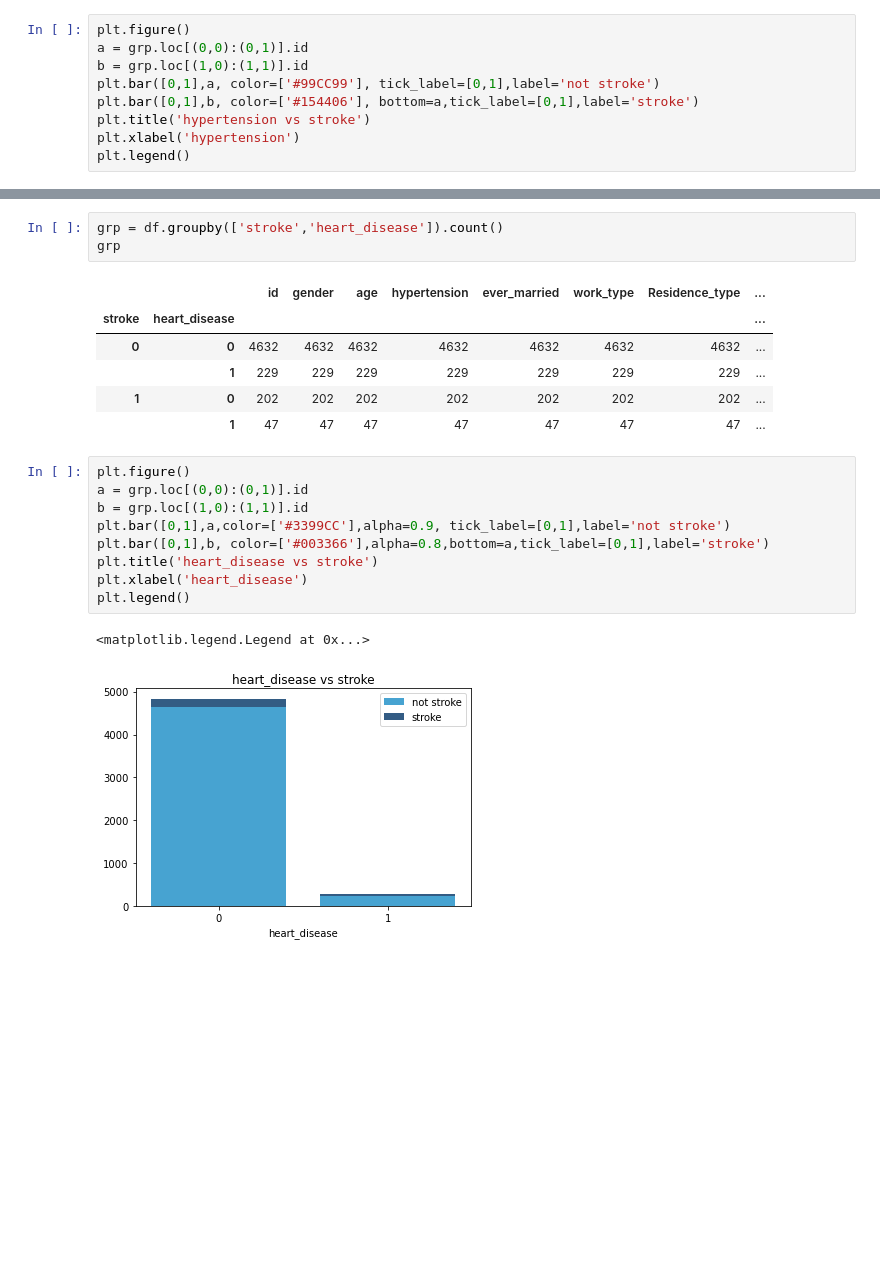
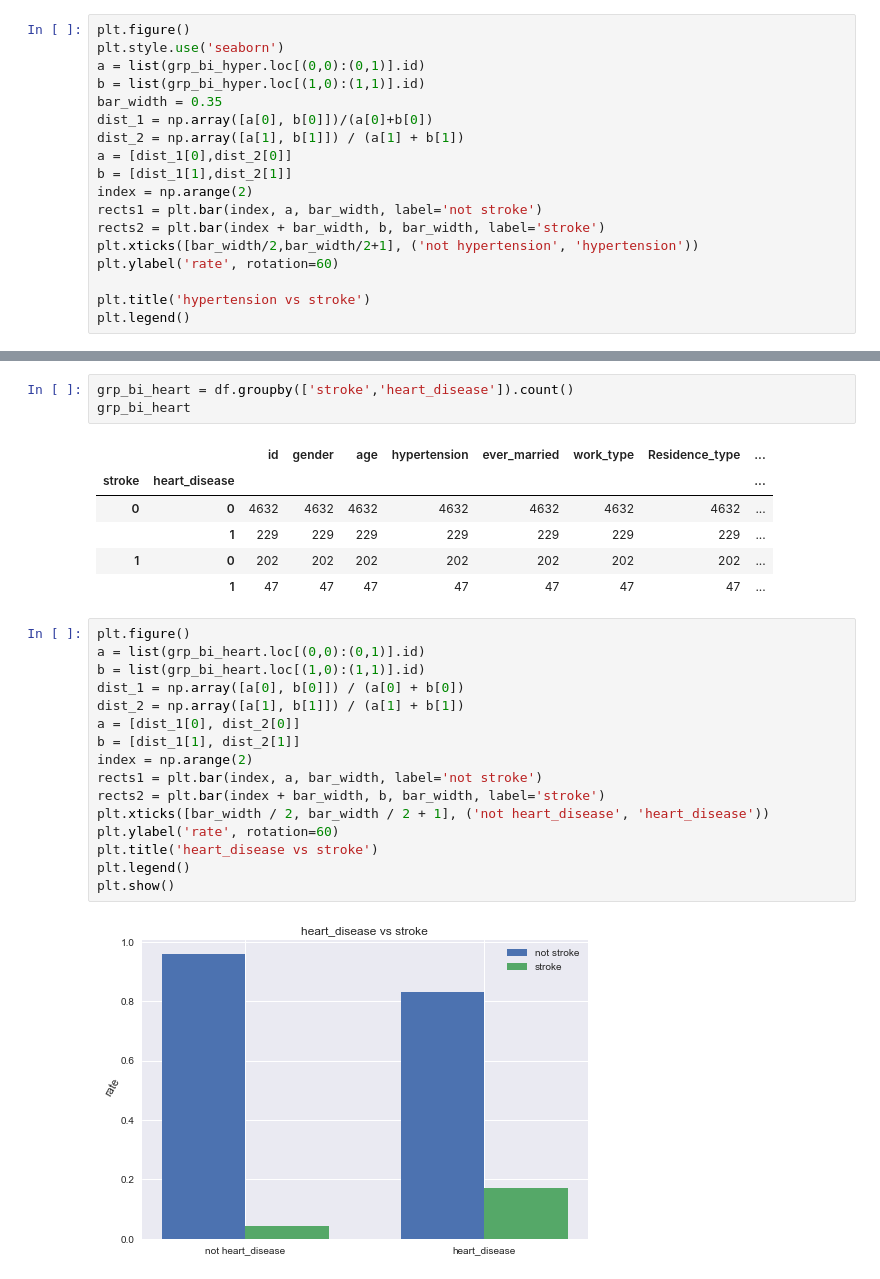
Before and after one commit to ikmalsyafiq/Stroke-ML, a Jupyter notebook: stroke_prediction_Nanxi.ipynb, the cells around one changed output, grey strips where cells are left out. Cells and saved outputs as stored; diff of their text form; blank space fills up the shorter version.

```diff
--- a/stroke_prediction_Nanxi.ipynb
+++ b/stroke_prediction_Nanxi.ipynb
@@ -66,12 +69,21 @@ grp
 |  | 1 | 66 | 66 | 66 | 66 | 66 | 66 | 66 | ... |
 # %%
 plt.figure()
-a = grp.loc[(0,0):(0,1)].id
-b = grp.loc[(1,0):(1,1)].id
-plt.bar([0,1],a, color=['#99CC99'], tick_label=[0,1],label='not stroke')
-plt.bar([0,1],b, color=['#154406'], bottom=a,tick_label=[0,1],label='stroke')
+plt.style.use('seaborn')
+a = list(grp_bi_hyper.loc[(0,0):(0,1)].id)
+b = list(grp_bi_hyper.loc[(1,0):(1,1)].id)
+bar_width = 0.35
+dist_1 = np.array([a[0], b[0]])/(a[0]+b[0])
+dist_2 = np.array([a[1], b[1]]) / (a[1] + b[1])
+a = [dist_1[0],dist_2[0]]
+b = [dist_1[1],dist_2[1]]
+index = np.arange(2)
+rects1 = plt.bar(index, a, bar_width, label='not stroke')
+rects2 = plt.bar(index + bar_width, b, bar_width, label='stroke')
+plt.xticks([bar_width/2,bar_width/2+1], ('not hypertension', 'hypertension'))
+plt.ylabel('rate', rotation=60)
+
 plt.title('hypertension vs stroke')
-plt.xlabel('hypertension')
 plt.legend()
 # %% [output]
 <matplotlib.legend.Legend at 0x...>
@@ -79,6 +91,6 @@ plt.legend()
 # %%
-grp = df.groupby(['stroke','heart_disease']).count()
-grp
+grp_bi_heart = df.groupby(['stroke','heart_disease']).count()
+grp_bi_heart
 # %% [output]
 |  |  | id | gender | age | hypertension | ever_married | work_type | Residence_type | ... |
 | stroke | heart_disease |  |  |  |  |  |  |  | ... |
@@ -88,14 +100,20 @@ grp
 |  | 1 | 47 | 47 | 47 | 47 | 47 | 47 | 47 | ... |
 # %%
 plt.figure()
-a = grp.loc[(0,0):(0,1)].id
-b = grp.loc[(1,0):(1,1)].id
-plt.bar([0,1],a,color=['#3399CC'],alpha=0.9, tick_label=[0,1],label='not stroke')
-plt.bar([0,1],b, color=['#003366'],alpha=0.8,bottom=a,tick_label=[0,1],label='stroke')
+a = list(grp_bi_heart.loc[(0,0):(0,1)].id)
+b = list(grp_bi_heart.loc[(1,0):(1,1)].id)
+dist_1 = np.array([a[0], b[0]]) / (a[0] + b[0])
+dist_2 = np.array([a[1], b[1]]) / (a[1] + b[1])
+a = [dist_1[0], dist_2[0]]
+b = [dist_1[1], dist_2[1]]
+index = np.arange(2)
+rects1 = plt.bar(index, a, bar_width, label='not stroke')
+rects2 = plt.bar(index + bar_width, b, bar_width, label='stroke')
+plt.xticks([bar_width / 2, bar_width / 2 + 1], ('not heart_disease', 'heart_disease'))
+plt.ylabel('rate', rotation=60)
 plt.title('heart_disease vs stroke')
-plt.xlabel('heart_disease')
 plt.legend()
+plt.show()
 # %% [output]
-<matplotlib.legend.Legend at 0x...>
-[figure, old version]
+[figure, new version]
 # %%
```
Also changed, not shown: parts of 10 cells of this notebook.
